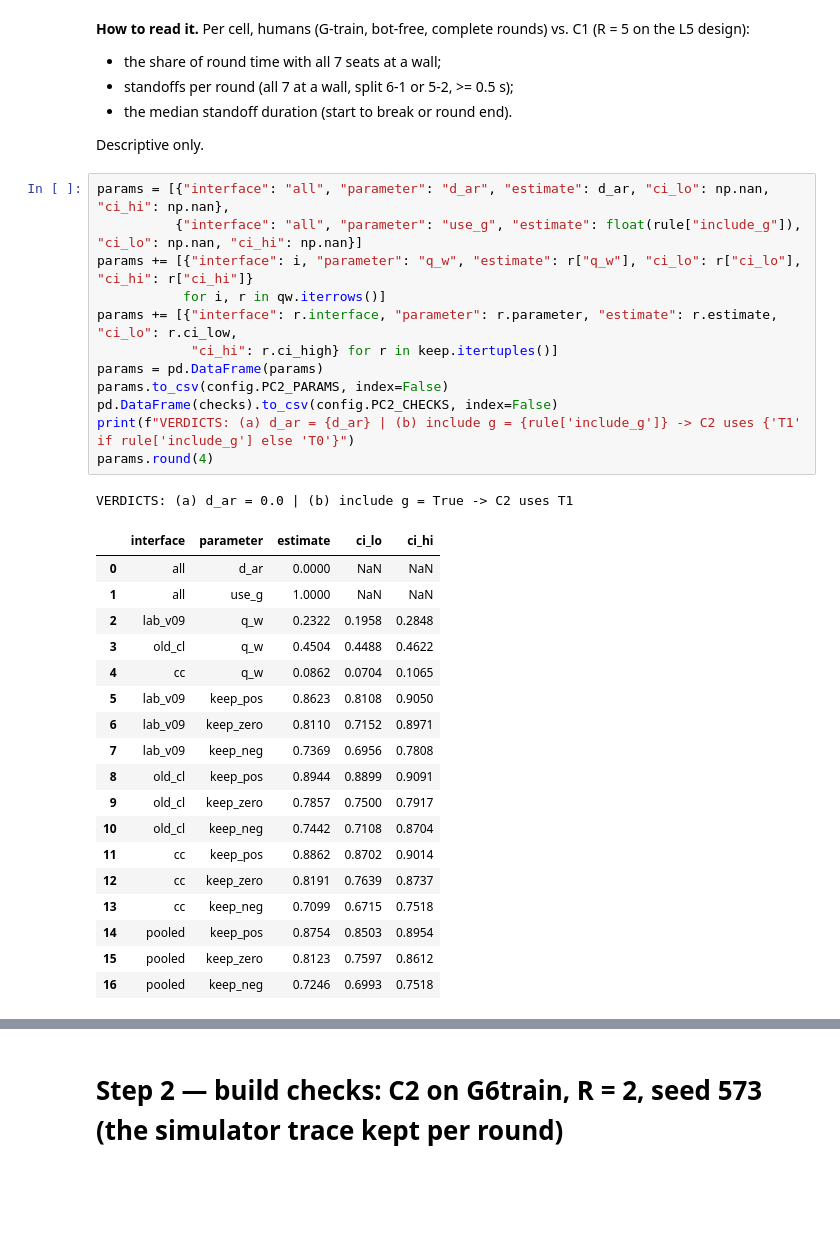
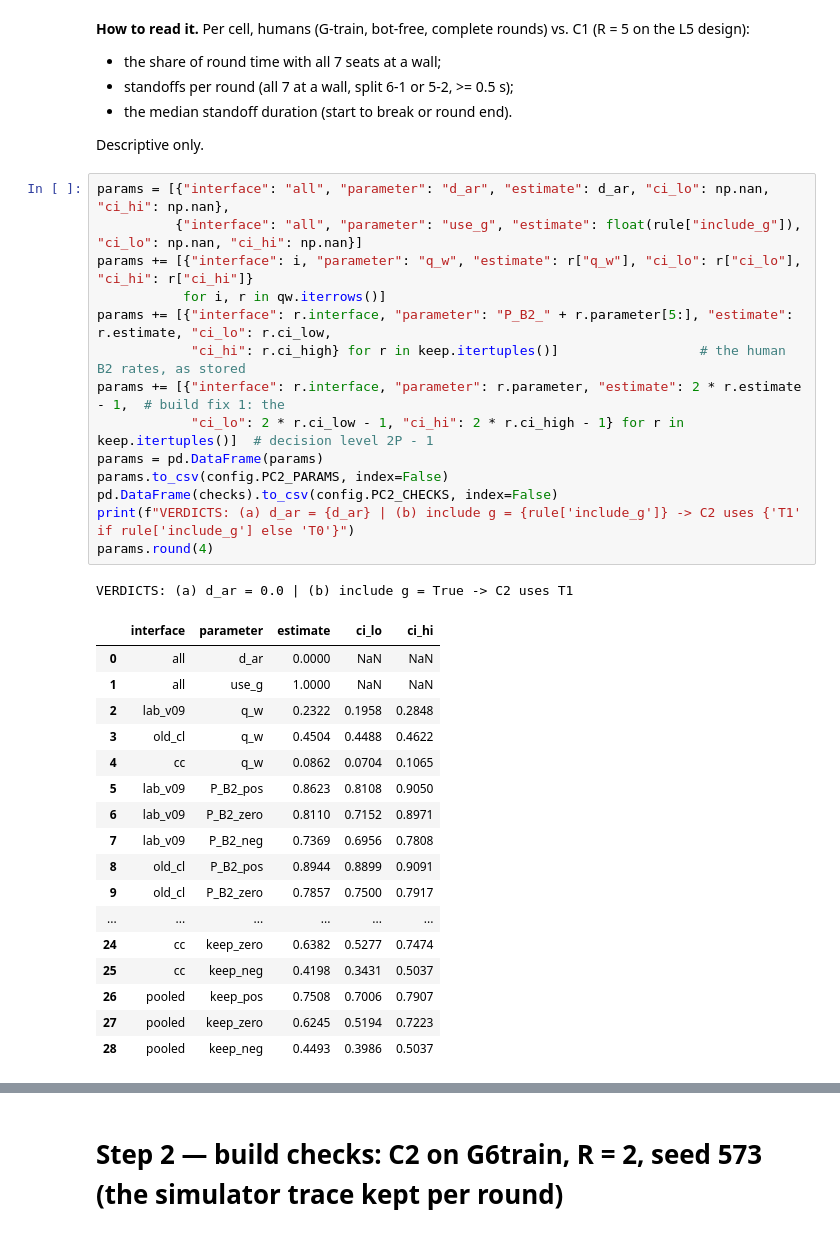
Before and after one commit to Aalokeparno/slider_game, a Jupyter notebook: notebooks/path1/pC2_model.ipynb, the cells around one changed output, grey strips where cells are left out. Drawn from its saved outputs; the diff is of its cells as text; blank space fills up the shorter version.

```diff
--- a/notebooks/path1/pC2_model.ipynb
+++ b/notebooks/path1/pC2_model.ipynb
@@ -334,34 +334,35 @@ Descriptive only.
 # %%
 params = [{"interface": "all", "parameter": "d_ar", "estimate": d_ar, "ci_lo": np.nan, "ci_hi": np.nan},
           {"interface": "all", "parameter": "use_g", "estimate": float(rule["include_g"]), "ci_lo": np.nan, "ci_hi": np.nan}]
 params += [{"interface": i, "parameter": "q_w", "estimate": r["q_w"], "ci_lo": r["ci_lo"], "ci_hi": r["ci_hi"]}
            for i, r in qw.iterrows()]
-params += [{"interface": r.interface, "parameter": r.parameter, "estimate": r.estimate, "ci_lo": r.ci_low,
-            "ci_hi": r.ci_high} for r in keep.itertuples()]
+params += [{"interface": r.interface, "parameter": "P_B2_" + r.parameter[5:], "estimate": r.estimate, "ci_lo": r.ci_low,
+            "ci_hi": r.ci_high} for r in keep.itertuples()]                  # the human B2 rates, as stored
+params += [{"interface": r.interface, "parameter": r.parameter, "estimate": 2 * r.estimate - 1,  # build fix 1: the
+            "ci_lo": 2 * r.ci_low - 1, "ci_hi": 2 * r.ci_high - 1} for r in keep.itertuples()]  # decision level 2P - 1
 params = pd.DataFrame(params)
 params.to_csv(config.PC2_PARAMS, index=False)
 pd.DataFrame(checks).to_csv(config.PC2_CHECKS, index=False)
 print(f"VERDICTS: (a) d_ar = {d_ar} | (b) include g = {rule['include_g']} -> C2 uses {'T1' if rule['include_g'] else 'T0'}")
 params.round(4)
 # %% [output]
 VERDICTS: (a) d_ar = 0.0 | (b) include g = True -> C2 uses T1
 |  | interface | parameter | estimate | ci_lo | ci_hi |
 | 0 | all | d_ar | 0.0000 | NaN | NaN |
 | 1 | all | use_g | 1.0000 | NaN | NaN |
 | 2 | lab_v09 | q_w | 0.2322 | 0.1958 | 0.2848 |
 | 3 | old_cl | q_w | 0.4504 | 0.4488 | 0.4622 |
 | 4 | cc | q_w | 0.0862 | 0.0704 | 0.1065 |
-| 5 | lab_v09 | keep_pos | 0.8623 | 0.8108 | 0.9050 |
-| 6 | lab_v09 | keep_zero | 0.8110 | 0.7152 | 0.8971 |
-| 7 | lab_v09 | keep_neg | 0.7369 | 0.6956 | 0.7808 |
-| 8 | old_cl | keep_pos | 0.8944 | 0.8899 | 0.9091 |
-| 9 | old_cl | keep_zero | 0.7857 | 0.7500 | 0.7917 |
-| 10 | old_cl | keep_neg | 0.7442 | 0.7108 | 0.8704 |
-| 11 | cc | keep_pos | 0.8862 | 0.8702 | 0.9014 |
-| 12 | cc | keep_zero | 0.8191 | 0.7639 | 0.8737 |
-| 13 | cc | keep_neg | 0.7099 | 0.6715 | 0.7518 |
-| 14 | pooled | keep_pos | 0.8754 | 0.8503 | 0.8954 |
-| 15 | pooled | keep_zero | 0.8123 | 0.7597 | 0.8612 |
-| 16 | pooled | keep_neg | 0.7246 | 0.6993 | 0.7518 |
+| 5 | lab_v09 | P_B2_pos | 0.8623 | 0.8108 | 0.9050 |
+| 6 | lab_v09 | P_B2_zero | 0.8110 | 0.7152 | 0.8971 |
+| 7 | lab_v09 | P_B2_neg | 0.7369 | 0.6956 | 0.7808 |
+| 8 | old_cl | P_B2_pos | 0.8944 | 0.8899 | 0.9091 |
+| 9 | old_cl | P_B2_zero | 0.7857 | 0.7500 | 0.7917 |
+| ... | ... | ... | ... | ... | ... |
+| 24 | cc | keep_zero | 0.6382 | 0.5277 | 0.7474 |
+| 25 | cc | keep_neg | 0.4198 | 0.3431 | 0.5037 |
+| 26 | pooled | keep_pos | 0.7508 | 0.7006 | 0.7907 |
+| 27 | pooled | keep_zero | 0.6245 | 0.5194 | 0.7223 |
+| 28 | pooled | keep_neg | 0.4493 | 0.3986 | 0.5037 |
 # %% [markdown]
 **How to read it.** These are the simulator's inputs (`pC2_params.csv`): d_ar, which try model to use, q_w per interface, and keep by sign(dA). The T0 / T1 coefficients are in `pC2_try_hazard.csv` and the paces in `pC2_pace.parquet`. Every step-0 table is in `pC2_checks.csv`.
```
Also changed, not shown: parts of 10 cells of this notebook, 3 other files.
